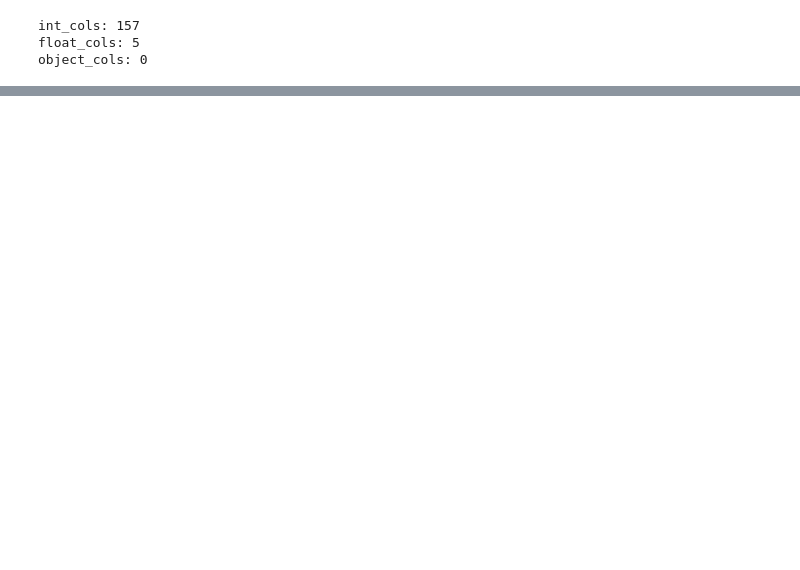
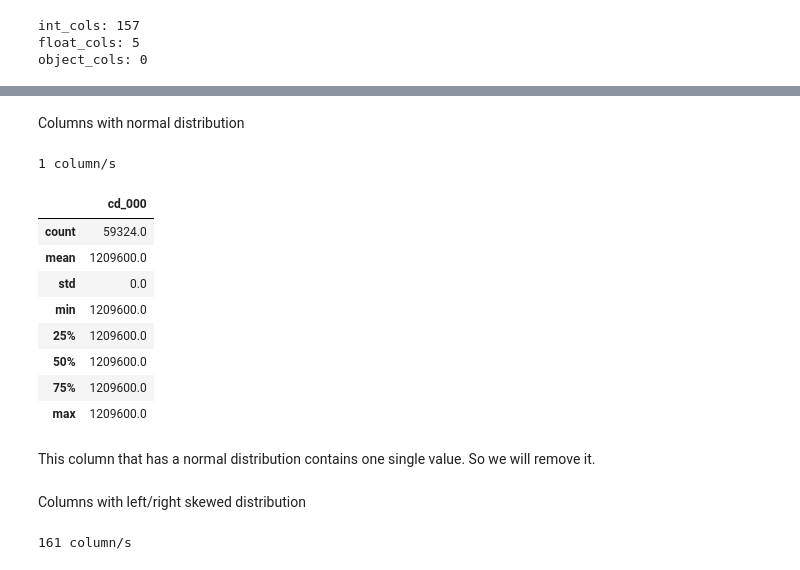
Before and after one commit to medso0018/CovTypeGridSearch, a Jupyter notebook: notebooks/apsFailure.ipynb, the cells around one changed output, grey strips where cells are left out. Cells and saved outputs as stored; diff of their text form; code cells hidden in the pictures; blank space fills up the shorter version.

```diff
--- a/notebooks/apsFailure.ipynb
+++ b/notebooks/apsFailure.ipynb
@@ -169,0 +201,21 @@ plt.show()
+# %% [markdown]
+Columns with normal distribution
+# %%
+normal_dis = list(df_skew[(df_skew.skew_value <= 0.05) & (-0.5 <= df_skew.skew_value)].index)
+print(len(normal_dis), 'column/s')
+# %% [output]
+1 column/s
+# %%
+X_train[normal_dis].describe()
+# %% [output]
+|  | cd_000 |
+| count | 59324.0 |
+| mean | 1209600.0 |
+| std | 0.0 |
+| min | 1209600.0 |
+| 25% | 1209600.0 |
+| 50% | 1209600.0 |
+| 75% | 1209600.0 |
+| max | 1209600.0 |
+# %% [markdown]
+This column that has a normal distribution contains one single value. So we will remove it.
@@ -169,0 +224,7 @@ plt.show()
+# %% [markdown]
+Columns with left/right skewed distribution
+# %%
+left_right_sk = list(df_skew[(df_skew.skew_value > 0.05) & (-0.5 < df_skew.skew_value)].index)
+print(len(left_right_sk), 'column/s')
+# %% [output]
+161 column/s
```
Also changed, not shown: parts of 35 cells of this notebook.
